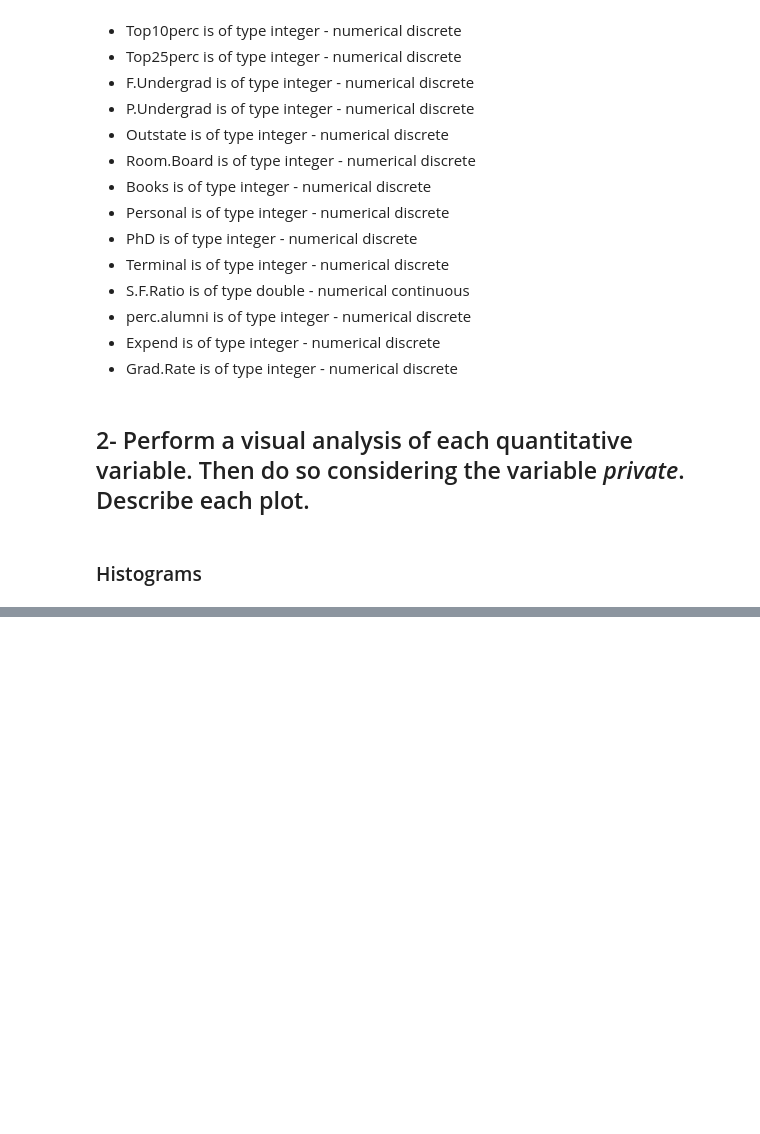
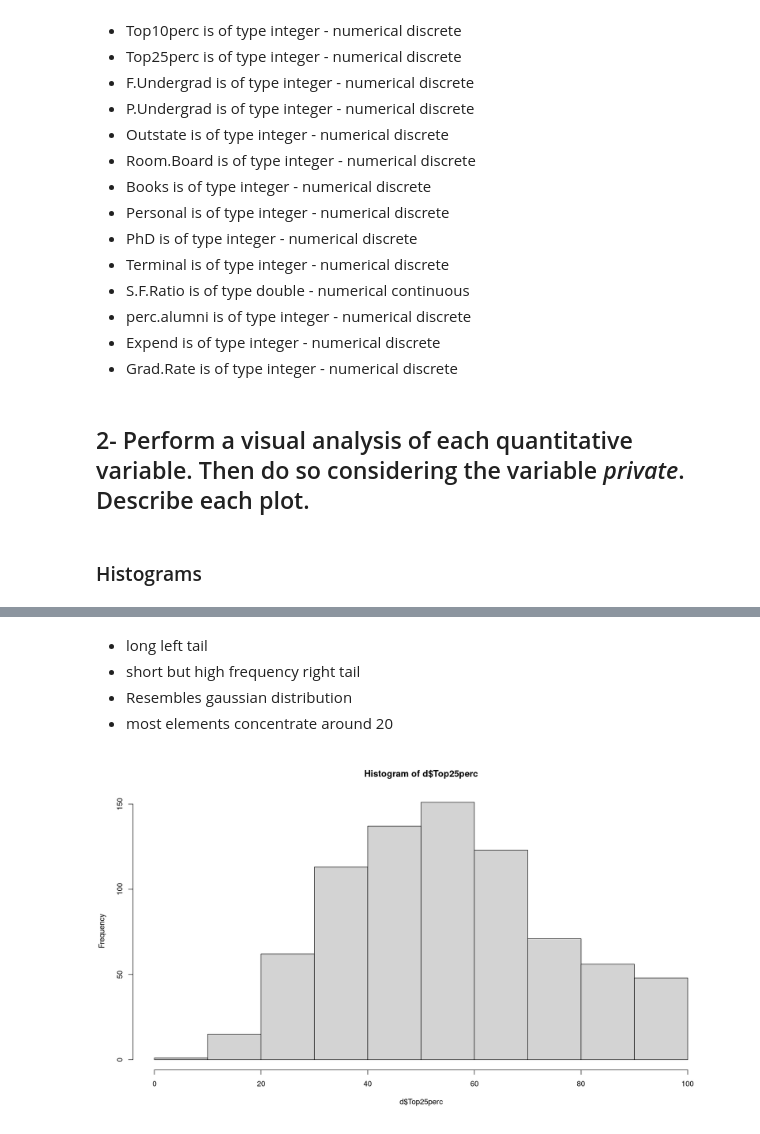
Before and after one commit to dreth/UC3MMultivariateAnalysis, a Jupyter notebook: Topic 1/Exercise 1/Exercise_1.ipynb, the cells around one changed output, grey strips where cells are left out. Drawn from its saved outputs; the diff is of its cells as text; code cells hidden in the pictures; blank space fills up the shorter version.

```diff
--- a/Topic 1/Exercise 1/Exercise_1.ipynb
+++ b/Topic 1/Exercise 1/Exercise_1.ipynb
@@ -60,0 +89,10 @@ hist(d$Apps)
+# %% [markdown]
+- long left tail
+- short but high frequency right tail
+- Resembles gaussian distribution
+- most elements concentrate around 20
+# %%
+# Top25perc
+hist(d$Top25perc)
+# %% [output]
+[figure, added]
```
Also changed, not shown: parts of 38 cells of this notebook.
